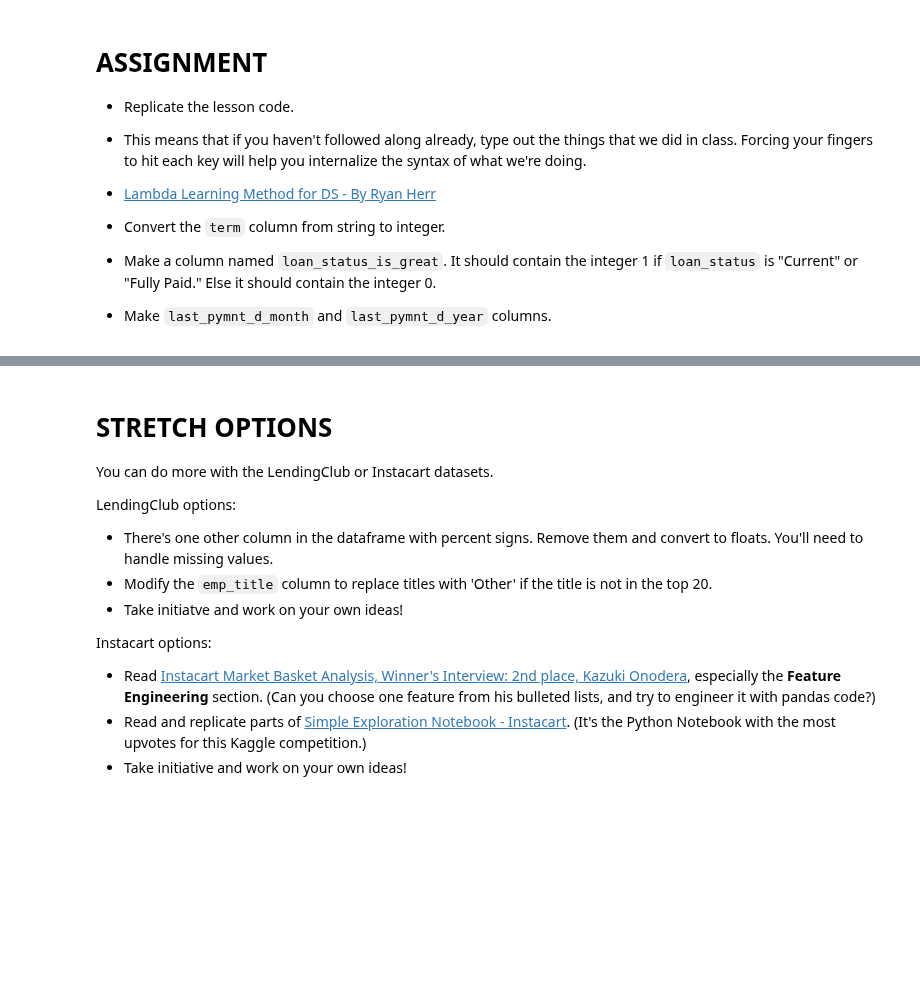
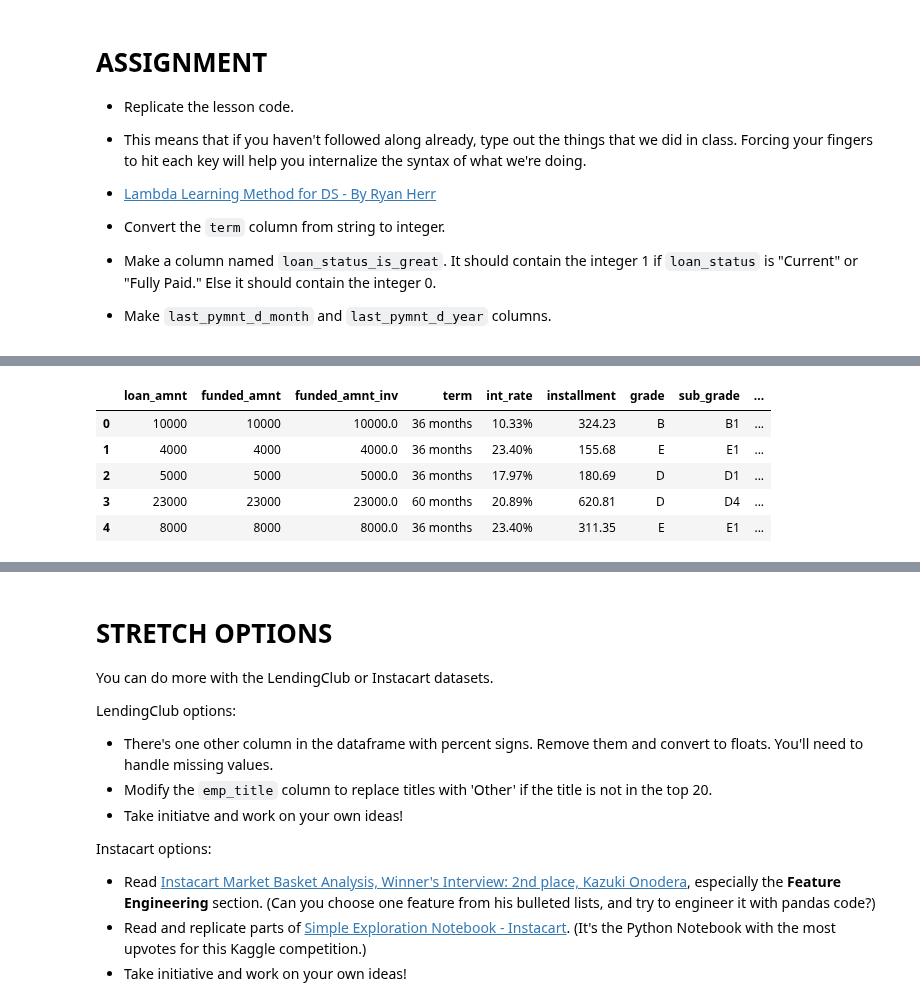
Before and after one commit to bloominstituteoftechnology/DS-Unit-1-Sprint-1-Dealing-With-Data, a Jupyter notebook: module4-makefeatures/LS_DS_114_Make_Features_Assignment.ipynb, the cells around one changed output, grey strips where cells are left out. Saved outputs shown, nothing was run; the diff lists cells and outputs as text; code cells hidden in the pictures; blank space fills up the shorter version.

```diff
--- a/module4-makefeatures/LS_DS_114_Make_Features_Assignment.ipynb
+++ b/module4-makefeatures/LS_DS_114_Make_Features_Assignment.ipynb
@@ -15,0 +160,10 @@
+# %%
+df_new = df.drop(columns=['id', 'member_id', 'desc', 'url'])
+df_new.head()
+# %% [output]
+|  | loan_amnt | funded_amnt | funded_amnt_inv | term | int_rate | installment | grade | sub_grade | ... |
+| 0 | 10000 | 10000 | 10000.0 | 36 months | 10.33% | 324.23 | B | B1 | ... |
+| 1 | 4000 | 4000 | 4000.0 | 36 months | 23.40% | 155.68 | E | E1 | ... |
+| 2 | 5000 | 5000 | 5000.0 | 36 months | 17.97% | 180.69 | D | D1 | ... |
+| 3 | 23000 | 23000 | 23000.0 | 60 months | 20.89% | 620.81 | D | D4 | ... |
+| 4 | 8000 | 8000 | 8000.0 | 36 months | 23.40% | 311.35 | E | E1 | ... |
```
Also changed, not shown: parts of 32 cells of this notebook.
